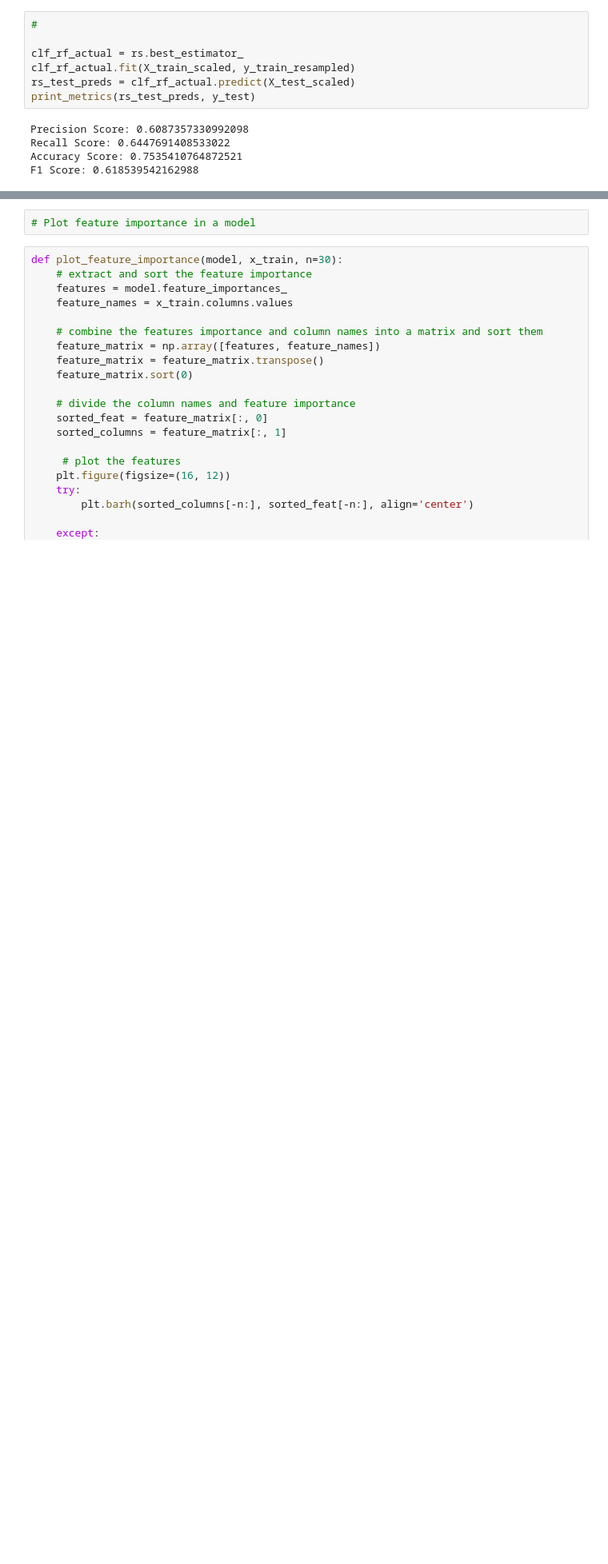
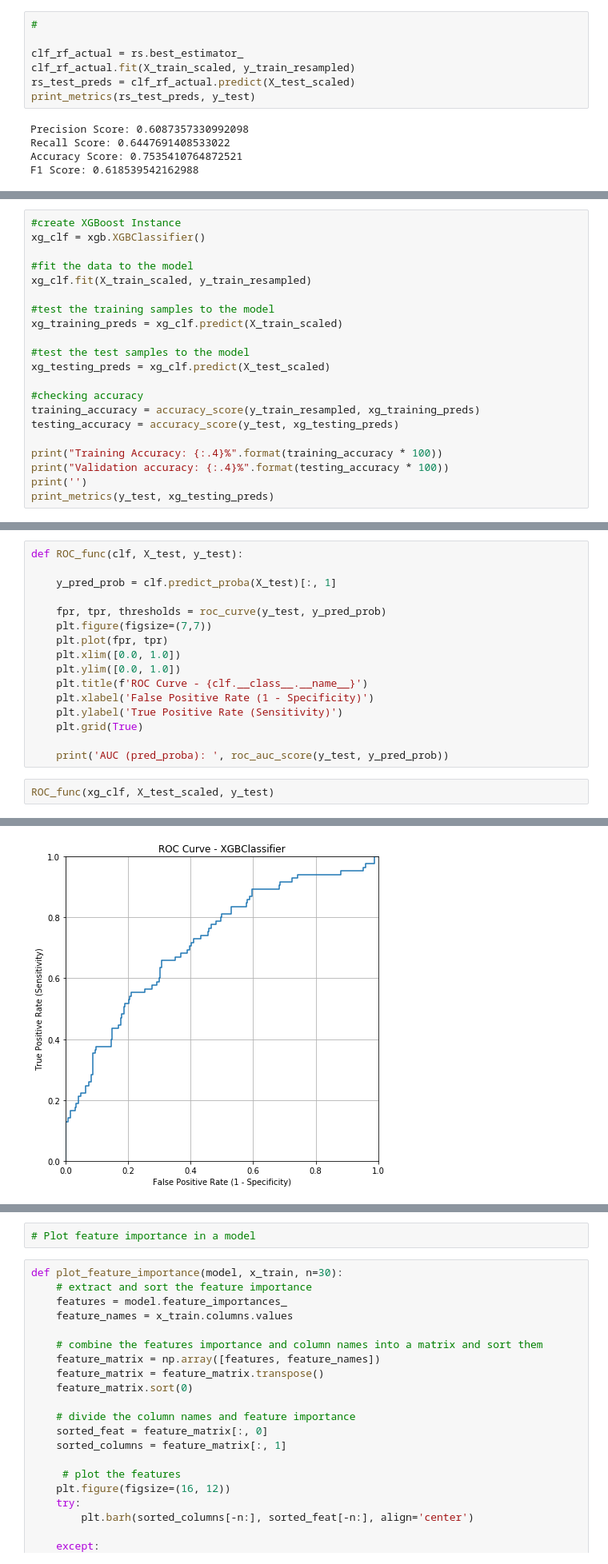
Before and after one commit to nabilabbas250/Spotify-Speechiness, a Jupyter notebook: Running Models.ipynb, the cells around one changed output, grey strips where cells are left out. Shown at 80% size. Saved outputs shown, nothing was run; the diff lists cells and outputs as text; blank space fills up the shorter version.

Commit message:
visualizations

```diff
--- a/Running Models.ipynb
+++ b/Running Models.ipynb
@@ -368,0 +557,21 @@ F1 Score: 0.618539542162988
+# %%
+#create XGBoost Instance
+xg_clf = xgb.XGBClassifier()
+
+#fit the data to the model
+xg_clf.fit(X_train_scaled, y_train_resampled)
+
+#test the training samples to the model
+xg_training_preds = xg_clf.predict(X_train_scaled)
+
+#test the test samples to the model
+xg_testing_preds = xg_clf.predict(X_test_scaled)
+
+#checking accuracy
+training_accuracy = accuracy_score(y_train_resampled, xg_training_preds)
+testing_accuracy = accuracy_score(y_test, xg_testing_preds)
+
+print("Training Accuracy: {:.4}%".format(training_accuracy * 100))
+print("Validation accuracy: {:.4}%".format(testing_accuracy * 100))
+print('')
+print_metrics(y_test, xg_testing_preds)
@@ -368,0 +593,19 @@ F1 Score: 0.618539542162988
+# %%
+def ROC_func(clf, X_test, y_test):
+
+    y_pred_prob = clf.predict_proba(X_test)[:, 1]
+
+    fpr, tpr, thresholds = roc_curve(y_test, y_pred_prob)
+    plt.figure(figsize=(7,7))
+    plt.plot(fpr, tpr)
+    plt.xlim([0.0, 1.0])
+    plt.ylim([0.0, 1.0])
+    plt.title(f'ROC Curve - {clf.__class__.__name__}')
+    plt.xlabel('False Positive Rate (1 - Specificity)')
+    plt.ylabel('True Positive Rate (Sensitivity)')
+    plt.grid(True)
+
+    print('AUC (pred_proba): ', roc_auc_score(y_test, y_pred_prob))
+# %%
+ROC_func(xg_clf, X_test_scaled, y_test)
+# %% [output]
@@ -368,0 +613 @@ F1 Score: 0.618539542162988
+[figure, added]
```
Also changed, not shown: parts of 32 cells of this notebook, 1 other file.
